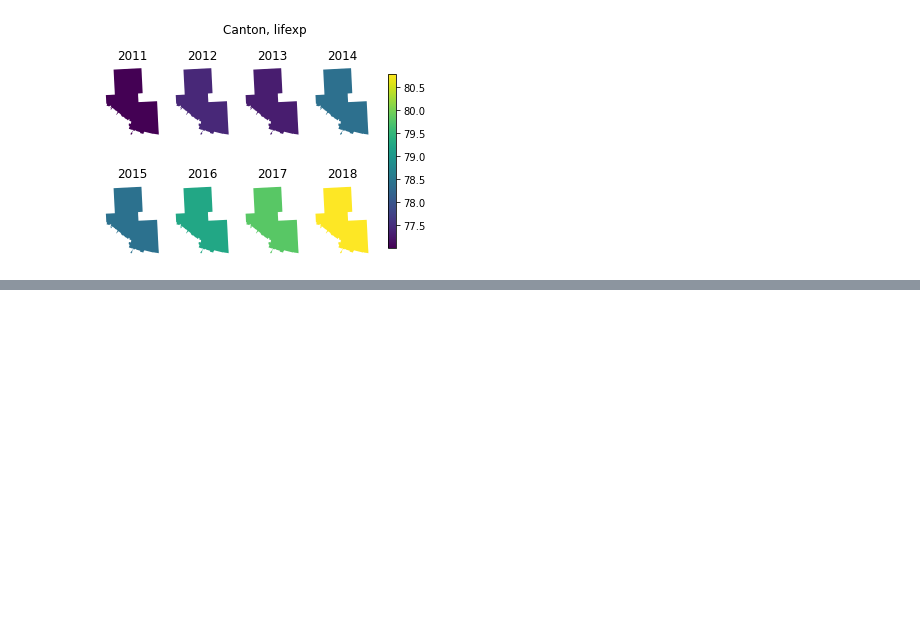
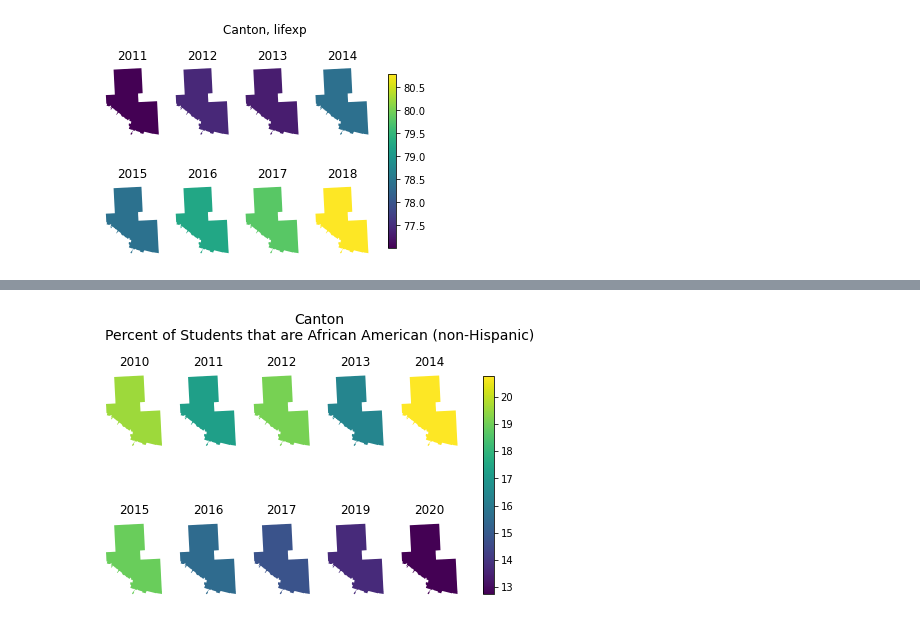
Before and after one commit to ejf78/cdc_vitalsigns, a Jupyter notebook: Vital Signs Analysis.ipynb, the cells around one changed output, grey strips where cells are left out. Drawn from its saved outputs; the diff is of its cells as text; code cells hidden in the pictures; blank space fills up the shorter version.

```diff
--- a/Vital Signs Analysis.ipynb
+++ b/Vital Signs Analysis.ipynb
@@ -621,0 +786,7 @@ plot_neighborhood_static(vsg, "Upton/Druid Heights", "shomes")
+# %%
+# same data, but subset to 2010 onwards, and change the figure size
+ex2 = subset_dataframe(vsg, ["CSA", "indicator","year_numeric"], ["Canton","aastud",2010],
+                       condition_parameters = ["==","==",">="])
+plot_neighborhood_static(ex2, figsize = (8, 5))
+# %% [output]
+[figure, added]
```
Also changed, not shown: parts of 26 cells of this notebook.
